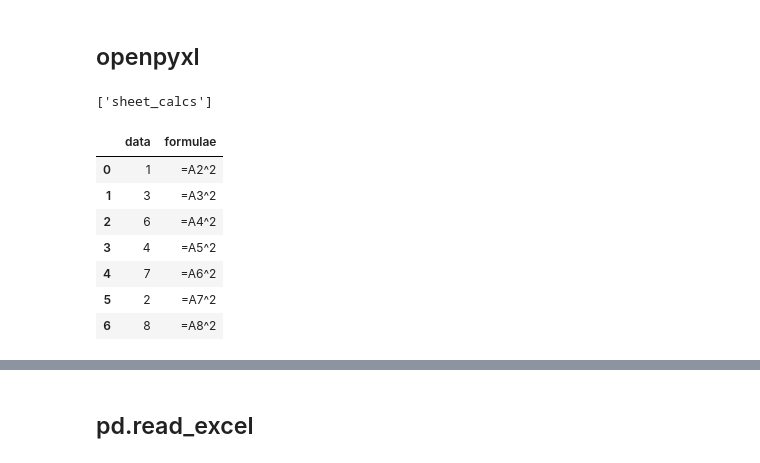
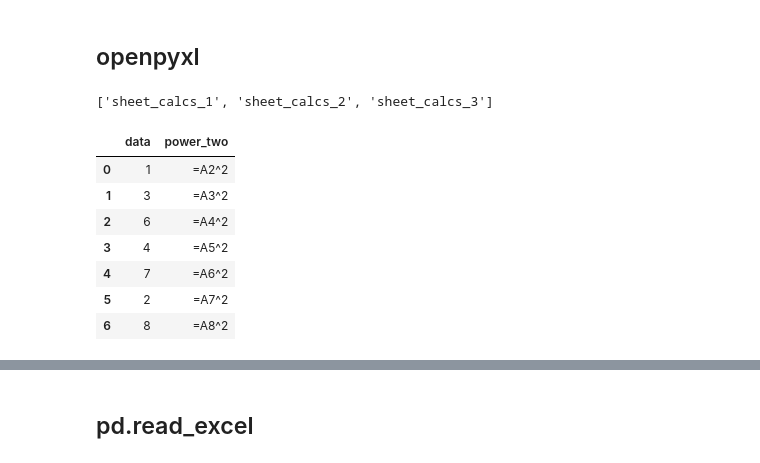
Before and after one commit to gillespilon/noob, a Jupyter notebook: 02_data_file_write.ipynb, the cells around one changed output, grey strips where cells are left out. Cells and saved outputs as stored; diff of their text form; code cells hidden in the pictures.

```diff
--- a/02_data_file_write.ipynb
+++ b/02_data_file_write.ipynb
@@ -515,22 +515,22 @@ dtype: object
 # %% [markdown]
 ## openpyxl
 # %%
-df_workbook = load_workbook(filename='data/file_with_formulae.xlsx')
-df_workbook.sheetnames
+wb3 = load_workbook(filename='data/file_with_formulae.xlsx')
+wb3.sheetnames
 # %% [output]
-['sheet_calcs']
+['sheet_calcs_1', 'sheet_calcs_2', 'sheet_calcs_3']
 # %%
-wscalcs = df_workbook['sheet_calcs']
+wb3s1 = wb3['sheet_calcs_1']
 from itertools import islice
-data = wscalcs.values
+data = wb3s1.values
 cols = next(data)[:]
 data = list(data)
 # idx = [row[0] for row in data]
 data = (islice(row, None) for row in data)
-df_wb_formulae = pd.DataFrame(data, columns=cols)
-df_wb_formulae
+wb3df1 = pd.DataFrame(data, columns=cols)
+wb3df1
 # %% [output]
-|  | data | formulae |
+|  | data | power_two |
 | 0 | 1 | =A2^2 |
 | 1 | 3 | =A3^2 |
 | 2 | 6 | =A4^2 |
```
Also changed, not shown: parts of 23 cells of this notebook.
